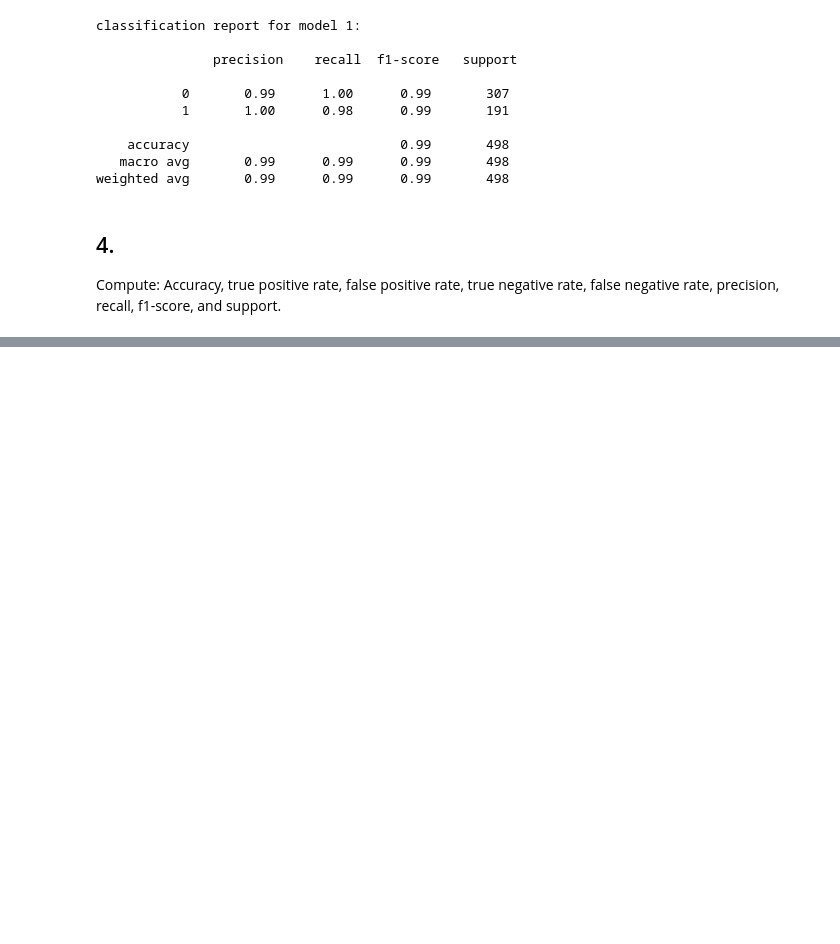
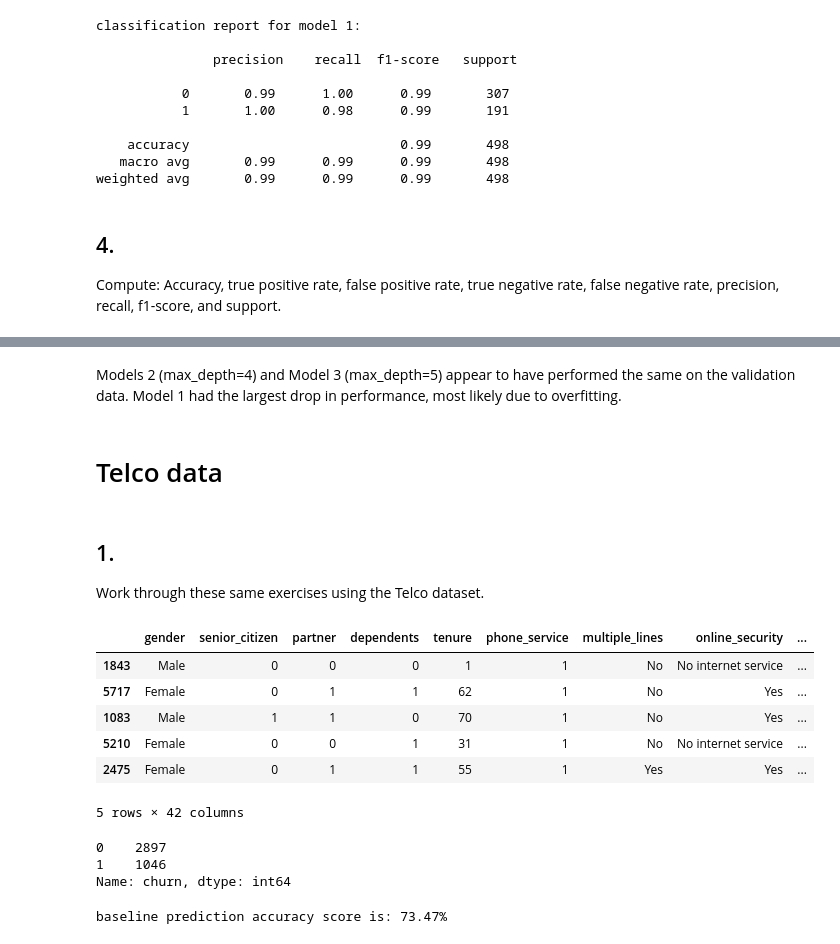
Before and after one commit to Adam-Harris87/classification-exercises, a Jupyter notebook: decision_tree.ipynb, the cells around one changed output, grey strips where cells are left out. Saved outputs shown, nothing was run; the diff lists cells and outputs as text; code cells hidden in the pictures; blank space fills up the shorter version.

Commit message:
working on dt and rf exercises

```diff
--- a/decision_tree.ipynb
+++ b/decision_tree.ipynb
@@ -90,0 +396,25 @@ Compute: Accuracy, true positive rate, false positive rate, true negative rate,
+# %% [markdown]
+Models 2 (max_depth=4) and Model 3 (max_depth=5) appear to have performed the same on the validation data. Model 1 had the largest drop in performance, most likely due to overfitting.
+# %% [markdown]
+# Telco data
+# %% [markdown]
+## 1.
+Work through these same exercises using the Telco dataset.
+# %%
+train_telco, validate_telco, test_telco = prepare.wrangle_data('telco')
+# %%
+train_telco.head()
+# %% [output]
+|  | gender | senior_citizen | partner | dependents | tenure | phone_service | multiple_lines | online_security | ... |
+| 1843 | Male | 0 | 0 | 0 | 1 | 1 | No | No internet service | ... |
+| 5717 | Female | 0 | 1 | 1 | 62 | 1 | No | Yes | ... |
+| 1083 | Male | 1 | 1 | 0 | 70 | 1 | No | Yes | ... |
+| 5210 | Female | 0 | 0 | 1 | 31 | 1 | No | No internet service | ... |
+| 2475 | Female | 0 | 1 | 1 | 55 | 1 | Yes | Yes | ... |
+5 rows × 42 columns
+# %%
+train_telco.churn.value_counts()
+# %% [output]
+0    2897
+1    1046
+Name: churn, dtype: int64
@@ -90,0 +427,6 @@ Compute: Accuracy, true positive rate, false positive rate, true negative rate,
+# %%
+# What is your baseline accuracy?
+print(f'baseline prediction accuracy score is: \
+{accuracy_score(train_telco.churn, train_telco.baseline):.2%}')
+# %% [output]
+baseline prediction accuracy score is: 73.47%
```
Also changed, not shown: parts of 32 cells of this notebook, 2 other files.
